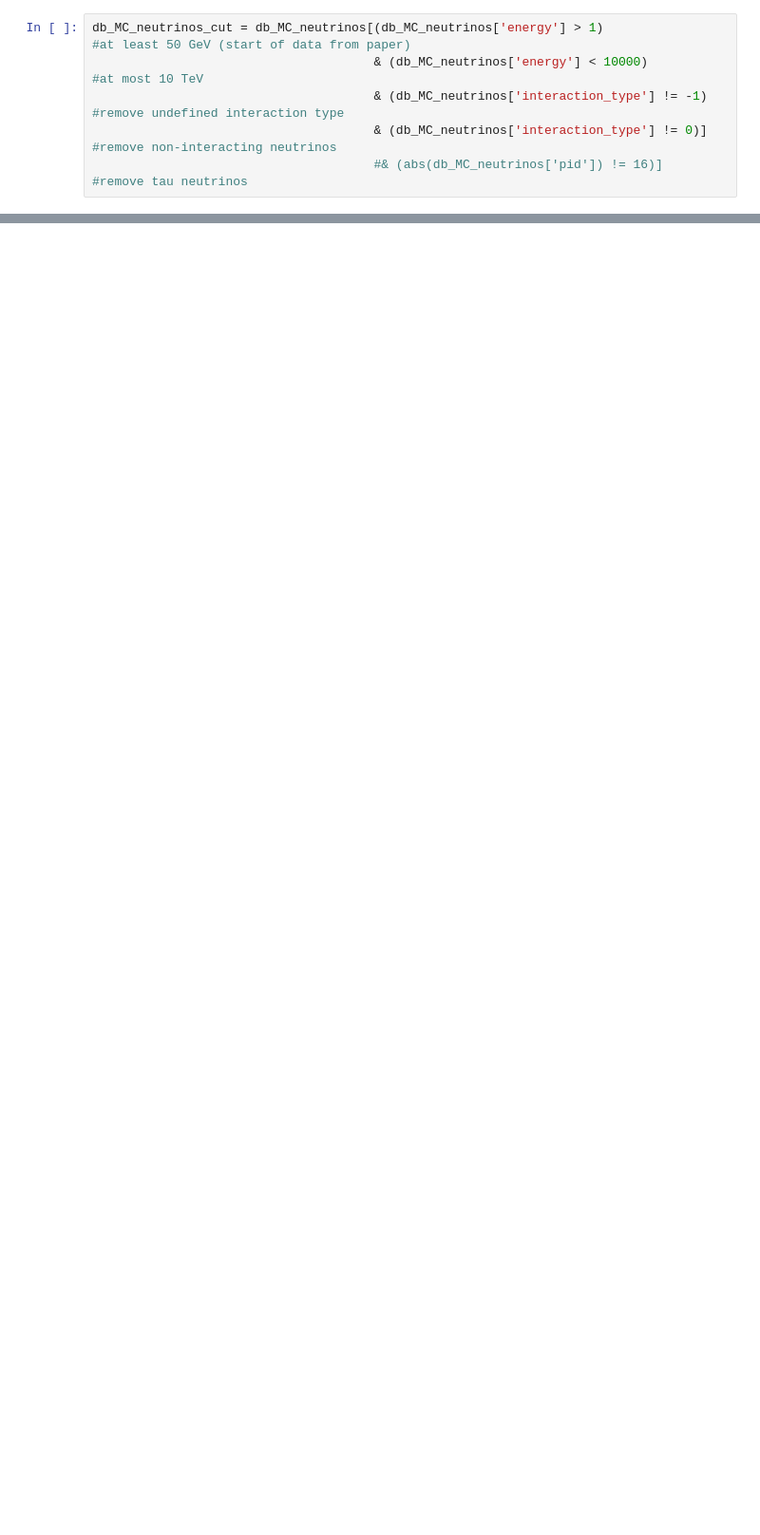
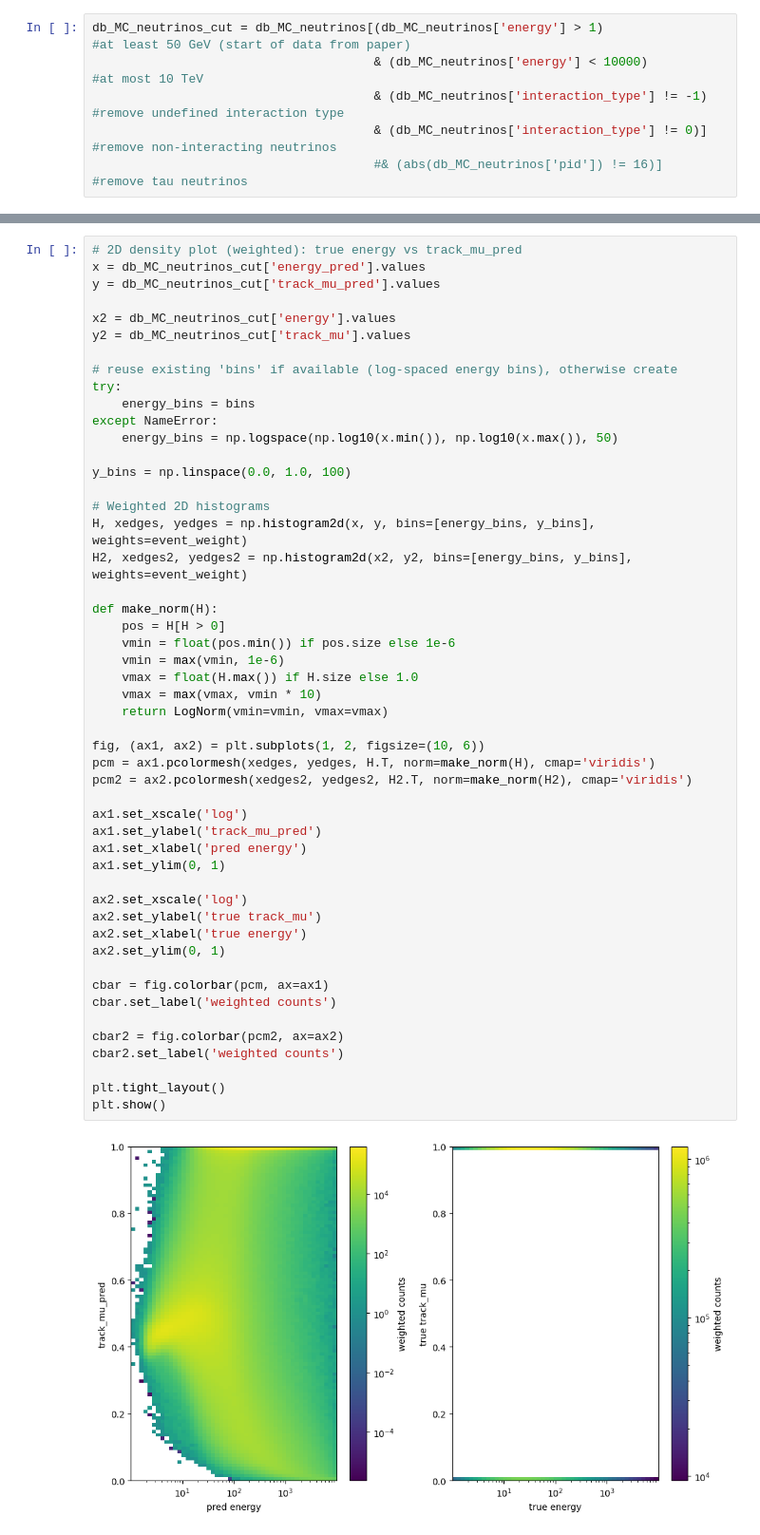
Before and after one commit to Nielsdb63/Weinberg_Angle_IceCube, a Jupyter notebook: ST.ipynb, the cells around one changed output, grey strips where cells are left out. Shown at 95% size. Drawn from its saved outputs; the diff is of its cells as text; blank space fills up the shorter version.

```diff
--- a/ST.ipynb
+++ b/ST.ipynb
@@ -462,0 +361,52 @@ plt.show()
+# %%
+# 2D density plot (weighted): true energy vs track_mu_pred
+x = db_MC_neutrinos_cut['energy_pred'].values
+y = db_MC_neutrinos_cut['track_mu_pred'].values
+
+x2 = db_MC_neutrinos_cut['energy'].values
+y2 = db_MC_neutrinos_cut['track_mu'].values
+
+# reuse existing 'bins' if available (log-spaced energy bins), otherwise create
+try:
+    energy_bins = bins
+except NameError:
+    energy_bins = np.logspace(np.log10(x.min()), np.log10(x.max()), 50)
+
+y_bins = np.linspace(0.0, 1.0, 100)
+
+# Weighted 2D histograms
+H, xedges, yedges = np.histogram2d(x, y, bins=[energy_bins, y_bins], weights=event_weight)
+H2, xedges2, yedges2 = np.histogram2d(x2, y2, bins=[energy_bins, y_bins], weights=event_weight)
+
+def make_norm(H):
+    pos = H[H > 0]
+    vmin = float(pos.min()) if pos.size else 1e-6
+    vmin = max(vmin, 1e-6)
+    vmax = float(H.max()) if H.size else 1.0
+    vmax = max(vmax, vmin * 10)
+    return LogNorm(vmin=vmin, vmax=vmax)
+
+fig, (ax1, ax2) = plt.subplots(1, 2, figsize=(10, 6))
+pcm = ax1.pcolormesh(xedges, yedges, H.T, norm=make_norm(H), cmap='viridis')
+pcm2 = ax2.pcolormesh(xedges2, yedges2, H2.T, norm=make_norm(H2), cmap='viridis')
+
+ax1.set_xscale('log')
+ax1.set_ylabel('track_mu_pred')
+ax1.set_xlabel('pred energy')
+ax1.set_ylim(0, 1)
+
+ax2.set_xscale('log')
+ax2.set_ylabel('true track_mu')
+ax2.set_xlabel('true energy')
+ax2.set_ylim(0, 1)
+
+cbar = fig.colorbar(pcm, ax=ax1)
+cbar.set_label('weighted counts')
+
+cbar2 = fig.colorbar(pcm2, ax=ax2)
+cbar2.set_label('weighted counts')
+
+plt.tight_layout()
+plt.show()
+# %% [output]
+[figure, added]
```
Also changed, not shown: parts of 21 cells of this notebook, 1 other file.
